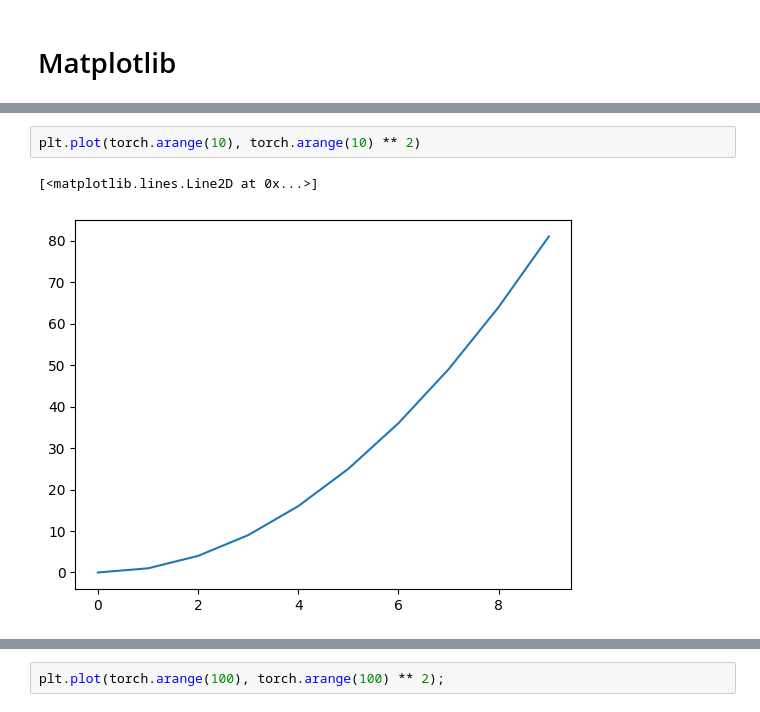
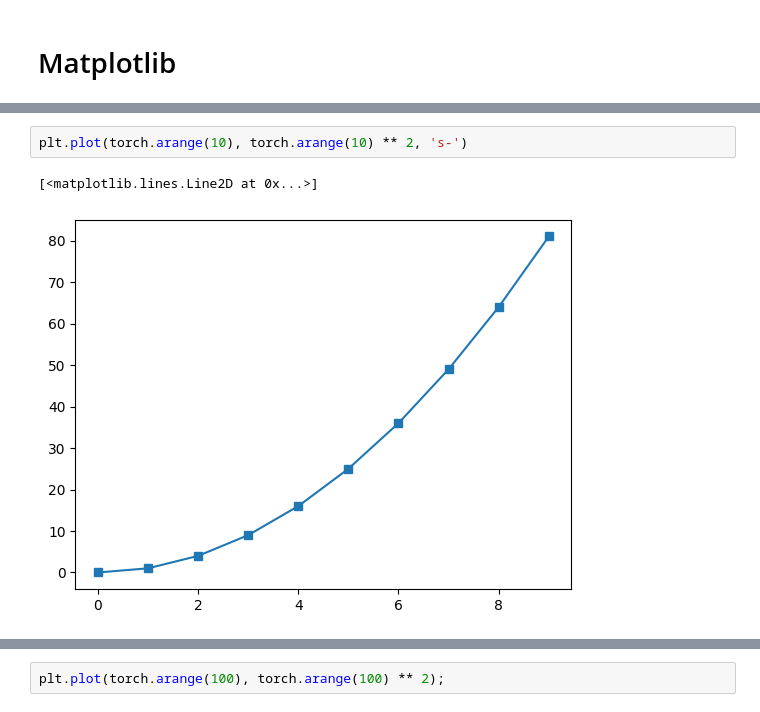
Before and after one commit to MissingSemesterCUET/ML, a Jupyter notebook: lecture1.ipynb, the cells around one changed output, grey strips where cells are left out. Saved outputs shown, nothing was run; the diff lists cells and outputs as text.

```diff
--- a/lecture1.ipynb
+++ b/lecture1.ipynb
@@ -426,5 +485,5 @@ plt.scatter(torch.arange(100), torch.arange(100) ** 2)
 # %%
-plt.plot(torch.arange(10), torch.arange(10) ** 2)
+plt.plot(torch.arange(10), torch.arange(10) ** 2, 's-')
 # %% [output]
 [<matplotlib.lines.Line2D at 0x...>]
-[figure, old version]
+[figure, new version]
```
Also changed, not shown: parts of 21 cells of this notebook, 2 other files.
